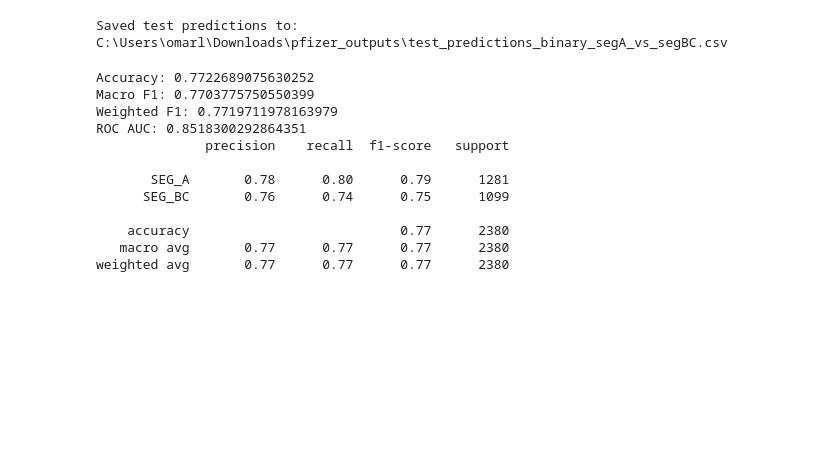
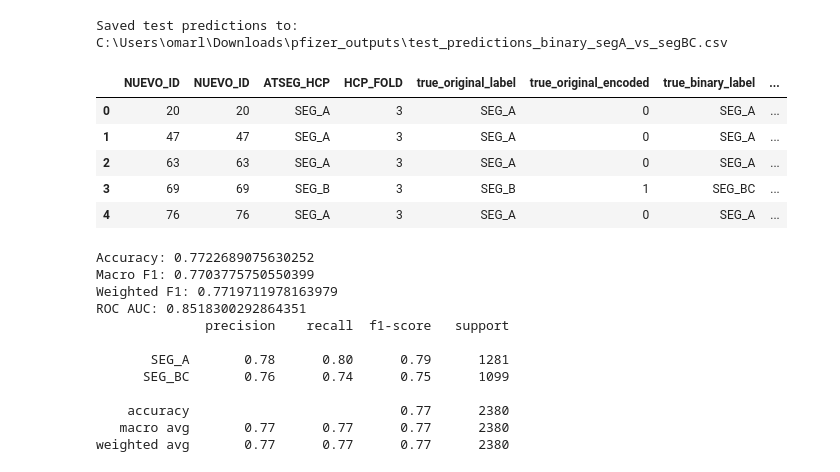
Before and after one commit to david-bazalduaa/Pfizer-segmentation-Ulcerative-Colitis, a Jupyter notebook: Neural network/A_vs_BC_Predictions.ipynb, the cells around one changed output. Drawn from its saved outputs; the diff is of its cells as text; code cells hidden in the pictures; blank space fills up the shorter version.

```diff
--- a/Neural network/A_vs_BC_Predictions.ipynb
+++ b/Neural network/A_vs_BC_Predictions.ipynb
@@ -206,6 +355,37 @@ test_predictions_df.to_csv(test_output_path, index=False)
 print("Saved test predictions to:", test_output_path)
 # %% [output]
 Saved test predictions to: C:\Users\omarl\Downloads\pfizer_outputs\test_predictions_binary_segA_vs_segBC.csv
+# %%
+OUTPUT_DIR = Path(r"C:\Users\omarl\Downloads\pfizer_outputs")
+OUTPUT_DIR.mkdir(parents=True, exist_ok=True)
+manifest_df = pd.read_csv(TENSOR_DIR / "tensor_manifest.csv")
+
+manifest_labeled = manifest_df.loc[labeled_mask.numpy()].reset_index(drop=True)
+manifest_test = manifest_labeled.loc[test_mask.numpy()].reset_index(drop=True)
+
+assert len(manifest_test) == len(test_predictions_df)
+
+test_predictions_with_id_df = pd.concat(
+    [
+        manifest_test[["NUEVO_ID"]].reset_index(drop=True),
+        test_predictions_df.reset_index(drop=True)
+    ],
+    axis=1
+)
+
+test_predictions_with_id_df.to_csv(
+    OUTPUT_DIR / "test_predictions_binary_segA_vs_segBC_with_hcp_id.csv",
+    index=False
+)
+
+test_predictions_with_id_df.head()
+# %% [output]
+|  | NUEVO_ID | NUEVO_ID | ATSEG_HCP | HCP_FOLD | true_original_label | true_original_encoded | true_binary_label | ... |
+| 0 | 20 | 20 | SEG_A | 3 | SEG_A | 0 | SEG_A | ... |
+| 1 | 47 | 47 | SEG_A | 3 | SEG_A | 0 | SEG_A | ... |
+| 2 | 63 | 63 | SEG_A | 3 | SEG_A | 0 | SEG_A | ... |
+| 3 | 69 | 69 | SEG_B | 3 | SEG_B | 1 | SEG_BC | ... |
+| 4 | 76 | 76 | SEG_A | 3 | SEG_A | 0 | SEG_A | ... |
 # %%
 # %%
 from sklearn.metrics import classification_report, accuracy_score, f1_score, roc_auc_score
```
Also changed, not shown: parts of 17 cells of this notebook, 2 other files.
